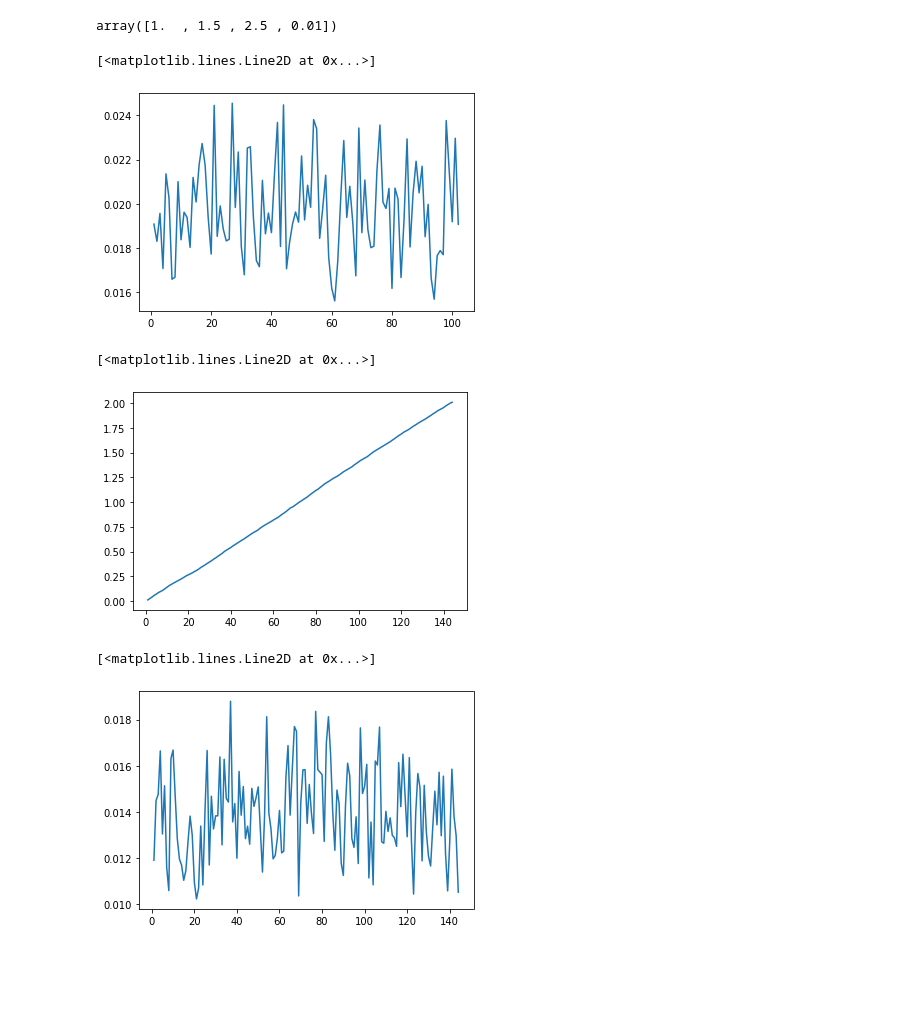
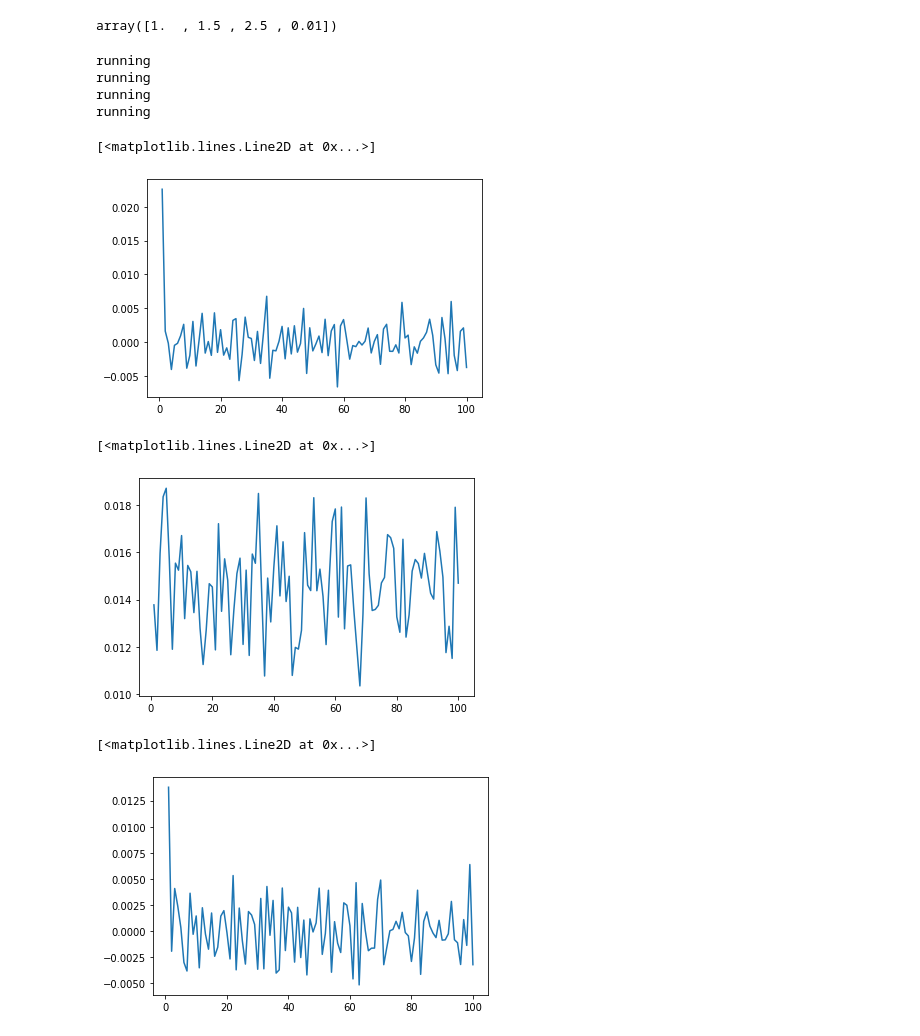
Before and after one commit to Mtortolani/slack-backend, a Jupyter notebook: profiler.ipynb, the cells around one changed output. Drawn from its saved outputs; the diff is of its cells as text; code cells hidden in the pictures; blank space fills up the shorter version.

Commit message:
Created fixed iters profiling function

```diff
--- a/profiler.ipynb
+++ b/profiler.ipynb
@@ -153,18 +184,26 @@ performance_data = collect_performance_data(slow_func, fast_func)
+# %%
+performance_data_fixed_time = collect_performance_data_fixed_time(slow_func, fast_func)
+performance_data_fixed_iters = collect_performance_data_fixed_iters(slow_func, fast_func)
+# %% [output]
+running
+running
+running
+running
 # %%
-mongo_data = performance_data['mongo_i']
+mongo_data = performance_data_fixed_iters['mongo_i']
 plt.plot(list(range(1,len(mongo_data)+1)), mongo_data)
 # %% [output]
 [<matplotlib.lines.Line2D at 0x...>]
-[figure, old version]
+[figure, new version]
 # %%
-spark_data = performance_data['spark_c']
+spark_data = performance_data_fixed_iters['spark_c']
 plt.plot(list(range(1,len(spark_data)+1)), spark_data)
 # %% [output]
 [<matplotlib.lines.Line2D at 0x...>]
-[figure, old version]
+[figure, new version]
 # %%
-spark_data = performance_data['spark_i']
+spark_data = performance_data_fixed_iters['spark_i']
 plt.plot(list(range(1,len(spark_data)+1)), spark_data)
 # %% [output]
 [<matplotlib.lines.Line2D at 0x...>]
-[figure, old version]
+[figure, new version]
```
Also changed, not shown: parts of 2 cells of this notebook.
